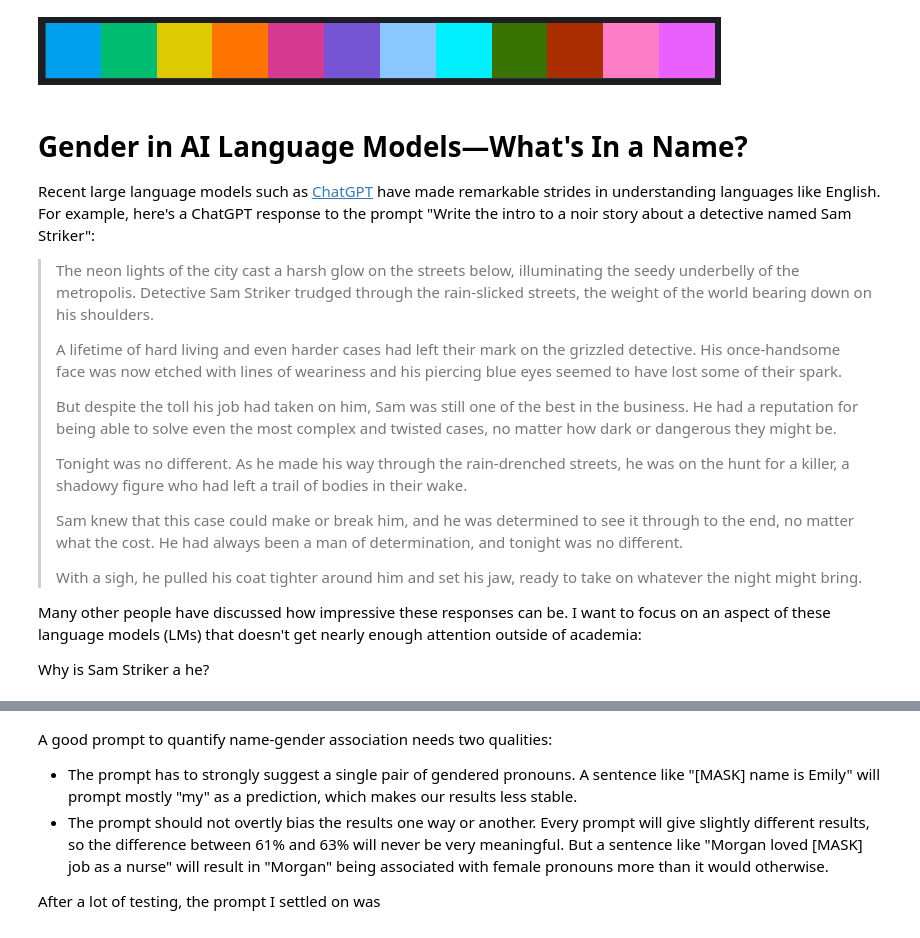
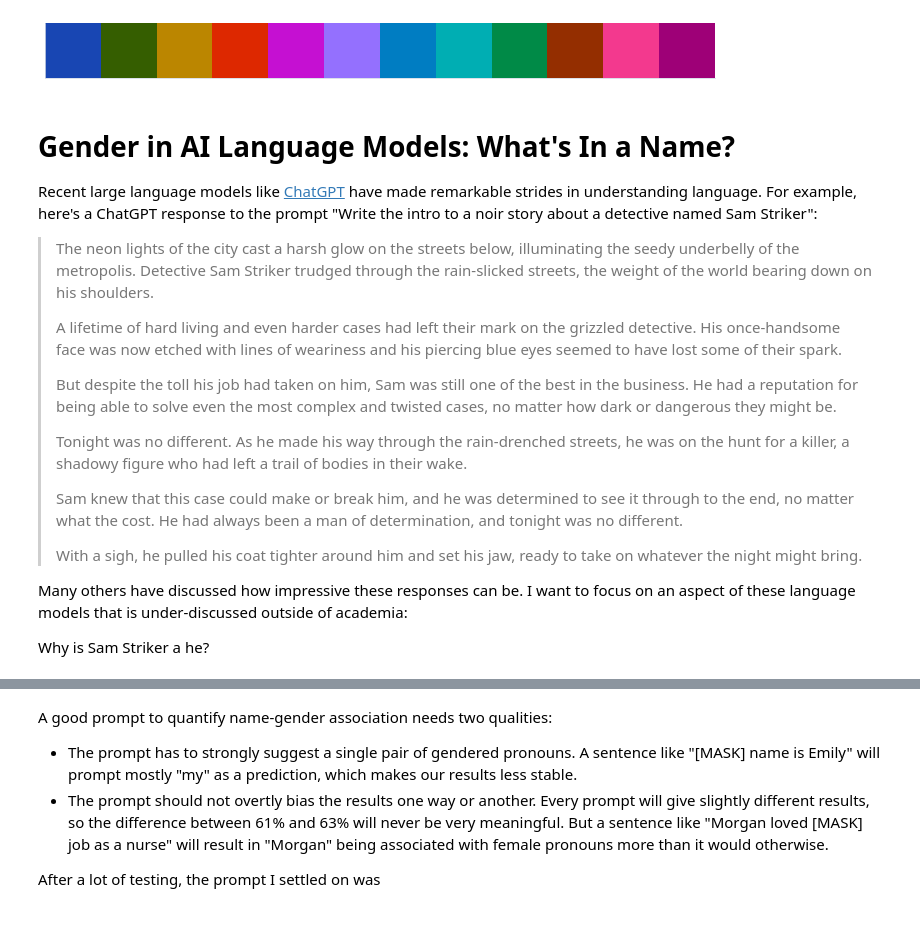
Before and after one commit to nicholas-miklaucic/rho, a Jupyter notebook: names-gender-ai.ipynb, the cells around one changed output, grey strips where cells are left out. Saved outputs shown, nothing was run; the diff lists cells and outputs as text; code cells hidden in the pictures.

```diff
--- a/names-gender-ai.ipynb
+++ b/names-gender-ai.ipynb
@@ -1,24 +1,24 @@
 # %%
 #constellate: setup
 
 import numpy as np
 import pandas as pd
 import seaborn as sns
 import matplotlib.pyplot as plt
 import rho_plus as rp
 import plotly.express as px
 from scipy import stats
 
-IS_DARK = True
+IS_DARK = False
 theme, cs = rp.mpl_setup(IS_DARK)
 rp.plotly_setup(IS_DARK)
 sns.palplot(cs)
 # %% [output]
-[figure, old version]
+[figure, new version]
 # %% [markdown]
-# Gender in AI Language Models—What's In a Name?
+# Gender in AI Language Models: What's In a Name?
 
-Recent large language models such as [ChatGPT](https://chat.openai.com/chat) have made remarkable strides in understanding languages like English. For example, here's a ChatGPT response to the prompt "Write the intro to a noir story about a detective named Sam Striker":
+Recent large language models like [ChatGPT](https://chat.openai.com/chat) have made remarkable strides in understanding language. For example, here's a ChatGPT response to the prompt "Write the intro to a noir story about a detective named Sam Striker":
 
 > The neon lights of the city cast a harsh glow on the streets below, illuminating the seedy underbelly of the metropolis. Detective Sam Striker trudged through the rain-slicked streets, the weight of the world bearing down on his shoulders.
 >
@@ -32,7 +32,7 @@ Recent large language models such as [ChatGPT](https://chat.openai.com/chat) hav
 >
 > With a sigh, he pulled his coat tighter around him and set his jaw, ready to take on whatever the night might bring.
 
-Many other people have discussed how impressive these responses can be. I want to focus on an aspect of these language models (LMs) that doesn't get nearly enough attention outside of academia:
+Many others have discussed how impressive these responses can be. I want to focus on an aspect of these language models that is under-discussed outside of academia:
 
 Why is Sam Striker a he?
 # %% [markdown]
```
Also changed, not shown: parts of 21 cells of this notebook.
